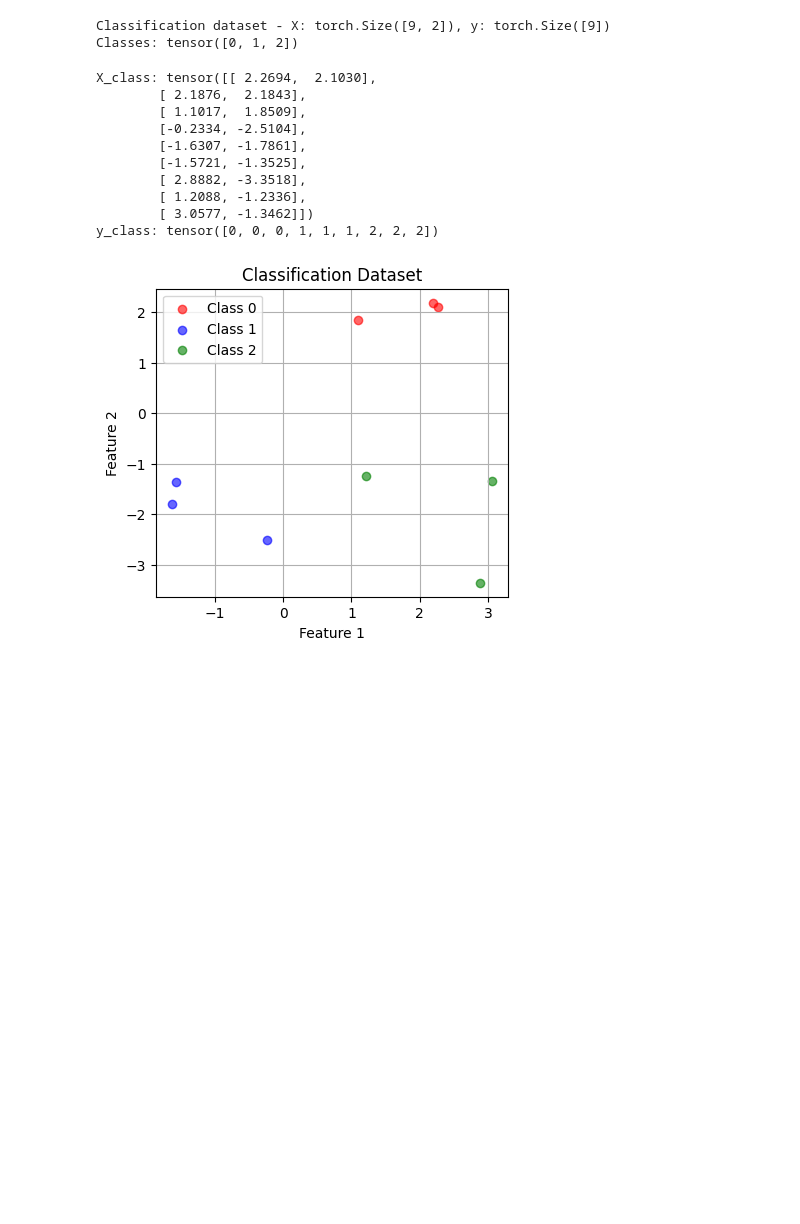
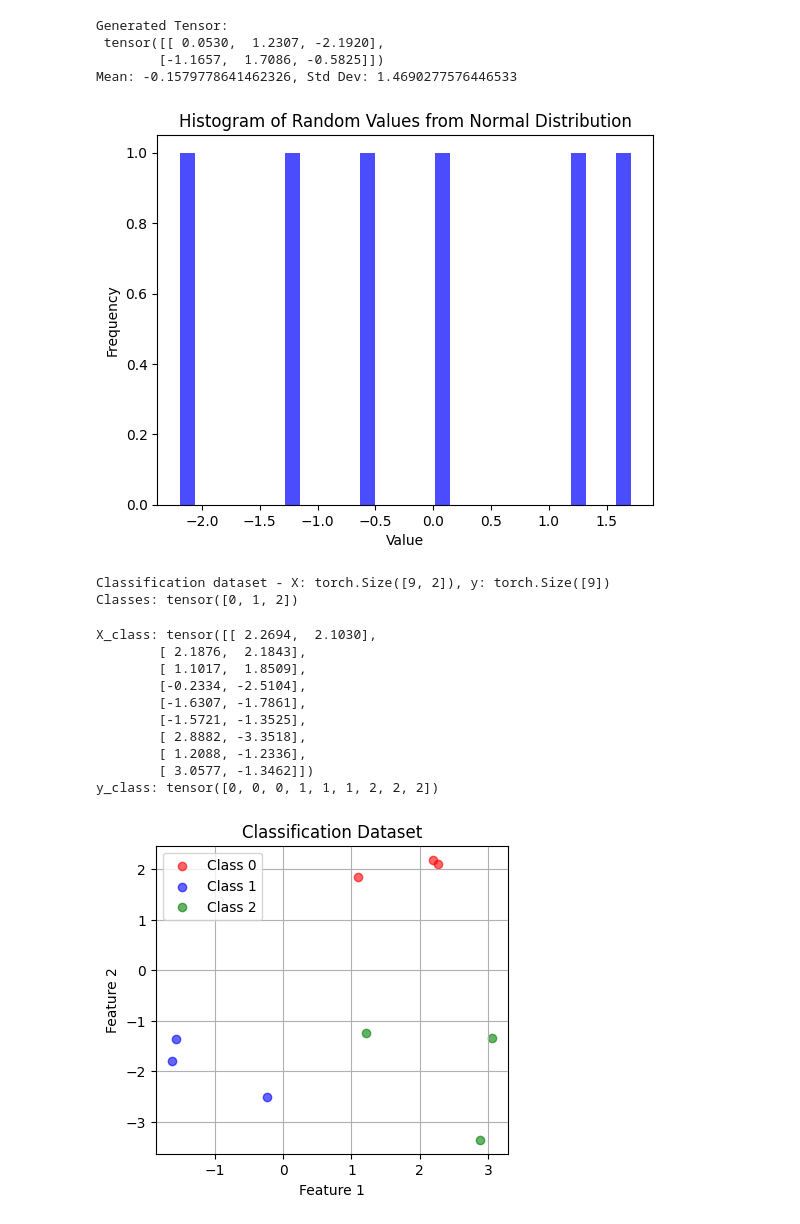
Before and after one commit to qsongatwpi/foo2, a Jupyter notebook: src/test1.ipynb, the cells around one changed output. Drawn from its saved outputs; the diff is of its cells as text; code cells hidden in the pictures; blank space fills up the shorter version.

```diff
--- a/src/test1.ipynb
+++ b/src/test1.ipynb
@@ -5,6 +5,35 @@ import torch.optim as optim
 import torch.nn.functional as F
 import matplotlib.pyplot as plt
 import numpy as np
+# %%
+# test torch randn
+def test_torch_randn():
+    # Generate a 2x3 tensor with random values from a normal distribution
+    tensor = torch.randn(2, 3)
+    print("Generated Tensor:\n", tensor)
+
+    # Check the shape of the tensor
+    assert tensor.shape == (2, 3), "Tensor shape is incorrect"
+
+    # Check the mean and standard deviation
+    mean = tensor.mean().item()
+    std = tensor.std().item()
+    print(f"Mean: {mean}, Std Dev: {std}")
+
+    # Plot histogram of the values
+    plt.hist(tensor.numpy().flatten(), bins=30, alpha=0.7, color='blue')
+    plt.title('Histogram of Random Values from Normal Distribution')
+    plt.xlabel('Value')
+    plt.ylabel('Frequency')
+    plt.show()
+# %%
+test_torch_randn()
+# %% [output]
+Generated Tensor:
+ tensor([[ 0.0530,  1.2307, -2.1920],
+        [-1.1657,  1.7086, -0.5825]])
+Mean: -0.1579778641462326, Std Dev: 1.4690277576446533
+[figure, added]
 # %%
 # Classification Neural Network
 class ClassificationNet(nn.Module):
```
Also changed, not shown: 1 other file.
